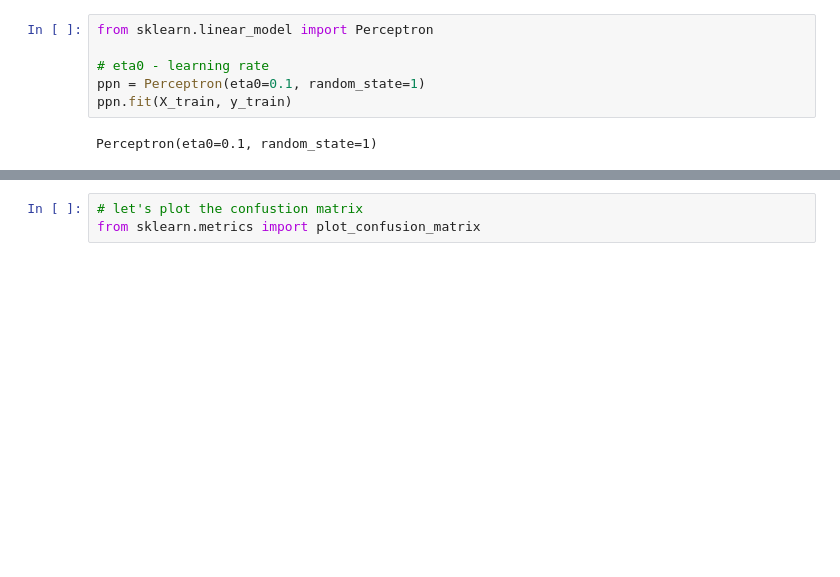
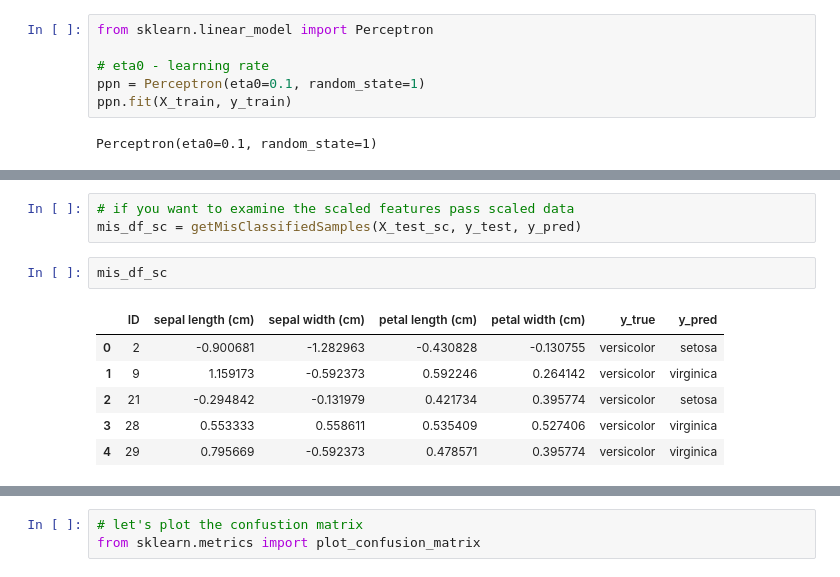
Before and after one commit to rambasnet/Python-Machine-Learning, a Jupyter notebook: Classification.ipynb, the cells around one changed output, grey strips where cells are left out. Drawn from its saved outputs; the diff is of its cells as text; blank space fills up the shorter version.

```diff
--- a/Classification.ipynb
+++ b/Classification.ipynb
@@ -315,3 +393,15 @@ Misclassified examples: 5
+# %%
+# if you want to examine the scaled features pass scaled data
+mis_df_sc = getMisClassifiedSamples(X_test_sc, y_test, y_pred)
+# %%
+mis_df_sc
+# %% [output]
+|  | ID | sepal length (cm) | sepal width (cm) | petal length (cm) | petal width (cm) | y_true | y_pred |
+| 0 | 2 | -0.900681 | -1.282963 | -0.430828 | -0.130755 | versicolor | setosa |
+| 1 | 9 | 1.159173 | -0.592373 | 0.592246 | 0.264142 | versicolor | virginica |
+| 2 | 21 | -0.294842 | -0.131979 | 0.421734 | 0.395774 | versicolor | setosa |
+| 3 | 28 | 0.553333 | 0.558611 | 0.535409 | 0.527406 | versicolor | virginica |
+| 4 | 29 | 0.795669 | -0.592373 | 0.478571 | 0.395774 | versicolor | virginica |
 # %% [markdown]
 ## Evaluating the classifier
 - there are various metrics to evalute the performance of a model
```
Also changed, not shown: parts of 32 cells of this notebook.
